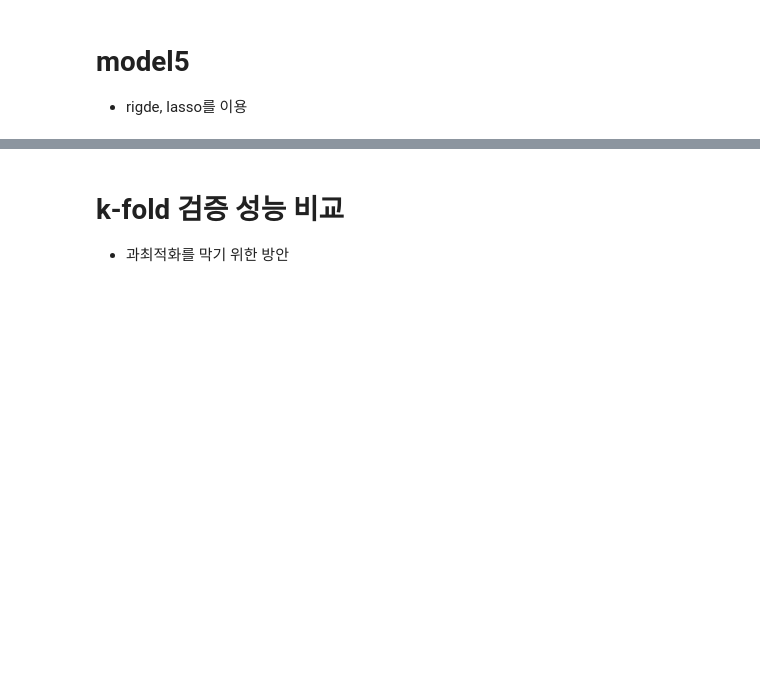
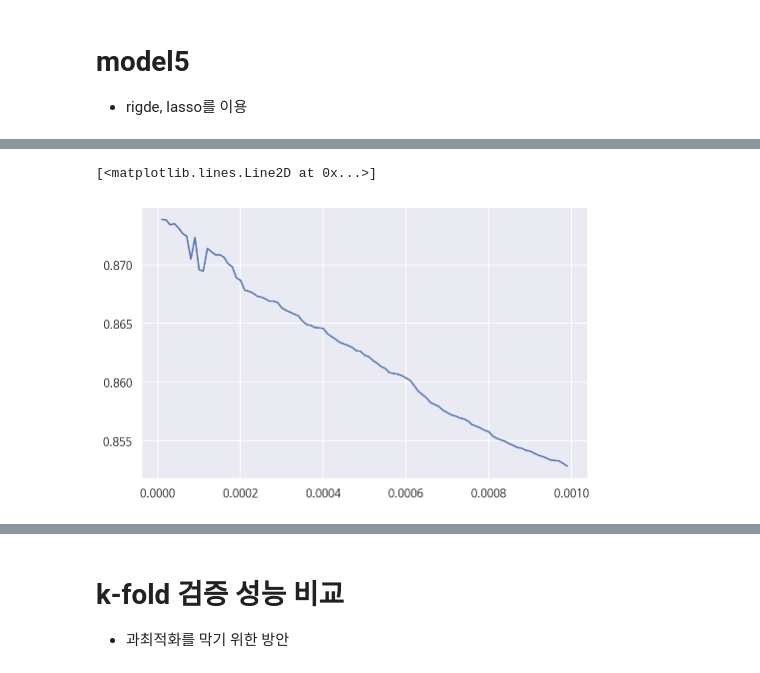
Before and after one commit to HowardHowonYu/Usedcar_regression_project, a Jupyter notebook: howard/중고차_가격분석_최종_발표용.ipynb, the cells around one changed output, grey strips where cells are left out. Drawn from its saved outputs; the diff is of its cells as text; code cells hidden in the pictures; blank space fills up the shorter version.

```diff
--- a/howard/중고차_가격분석_최종_발표용.ipynb
+++ b/howard/중고차_가격분석_최종_발표용.ipynb
@@ -1087,3 +1117,10 @@ for i in bar_total:
+# %%
+ridge_df = pd.DataFrame(lasso_ls)
+ridge_df.to_csv('./ridge.csv')
+plt.plot(ridge_df['alpha'],ridge_df['result'])
+# %% [output]
+[<matplotlib.lines.Line2D at 0x...>]
+[figure, added]
 # %%
 from tqdm.notebook import tqdm
 bar_total = tqdm(np.arange(0.00001,0.001,0.00001))
```
Also changed, not shown: parts of 11 cells of this notebook, 1 other file.
